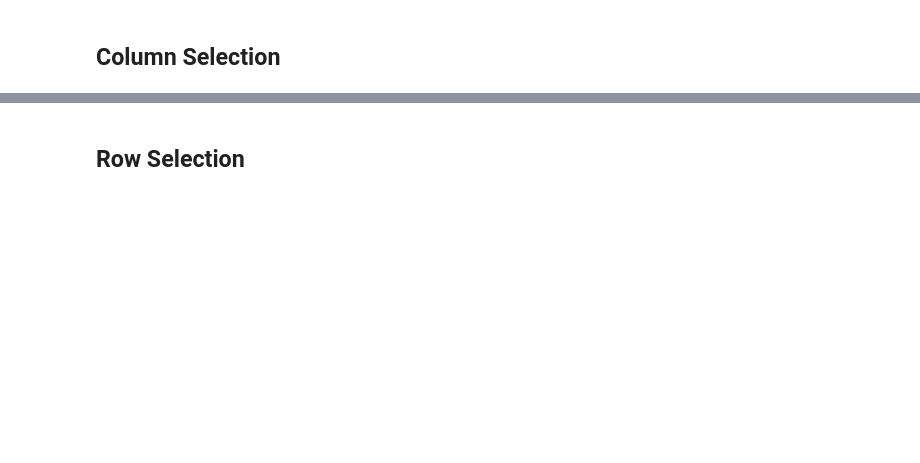
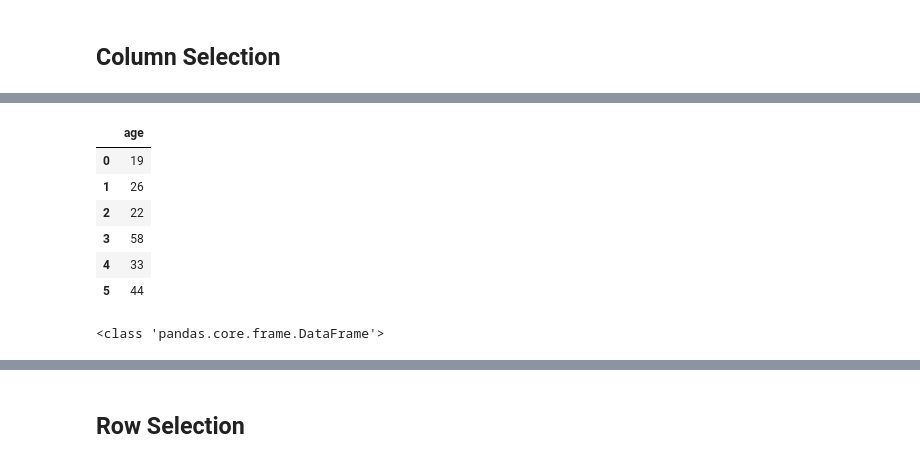
Before and after one commit to toarnabtrainer/AEC_ML_Batch_2_August_2026, a Jupyter notebook: Pandas.ipynb, the cells around one changed output, grey strips where cells are left out. Saved outputs shown, nothing was run; the diff lists cells and outputs as text; code cells hidden in the pictures; blank space fills up the shorter version.

```diff
--- a/Pandas.ipynb
+++ b/Pandas.ipynb
@@ -485,0 +552,12 @@ users.describe(include = 'all').transpose()
+# %%
+display(users[['age']])
+print(type(users[['age']]))
+# %% [output]
+|  | age |
+| 0 | 19 |
+| 1 | 26 |
+| 2 | 22 |
+| 3 | 58 |
+| 4 | 33 |
+| 5 | 44 |
+<class 'pandas.core.frame.DataFrame'>
```
Also changed, not shown: parts of 13 cells of this notebook.
